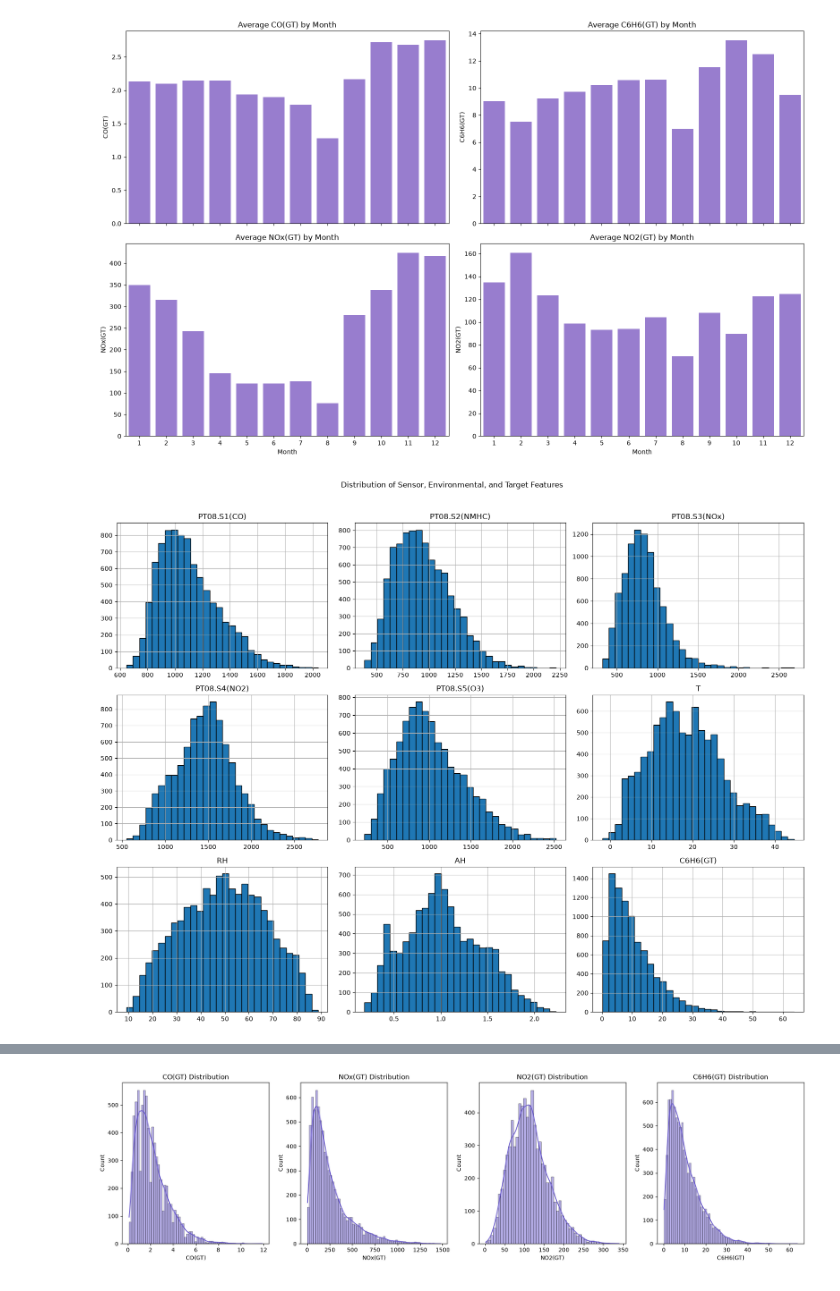
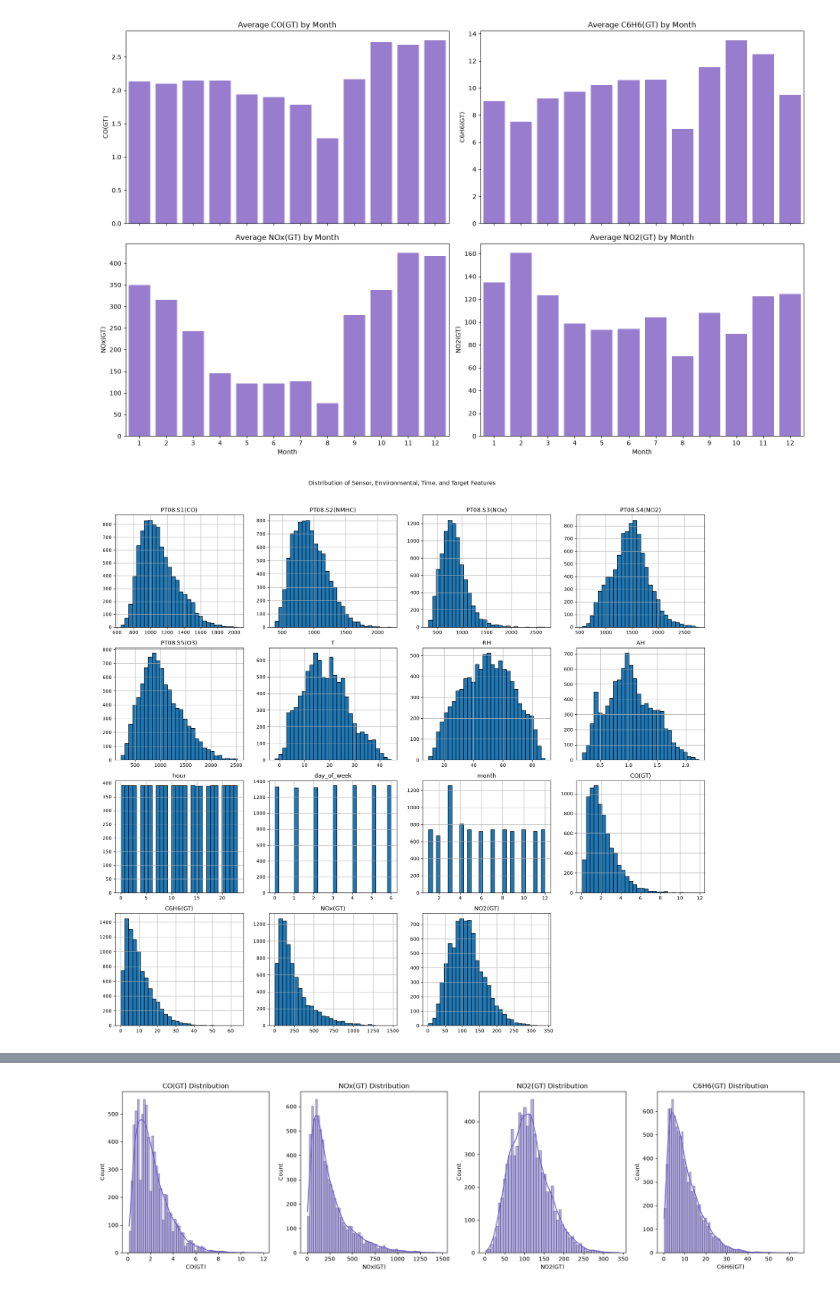
Before and after one commit to AkmalFazli27/air-quality-estimation, a Jupyter notebook: notebooks/eda.ipynb, the cells around one changed output, grey strips where cells are left out. Cells and saved outputs as stored; diff of their text form; code cells hidden in the pictures.

Commit message:
refactor: visualize distribution of sensor, environmental, time and target features

```diff
--- a/notebooks/eda.ipynb
+++ b/notebooks/eda.ipynb
@@ -555,19 +555,23 @@ plt.show()
 # %% [output]
 [figure]
 # %%
-numeric_columns = feature_columns + [target]
+numeric_columns = feature_columns + target_columns
 
 df[numeric_columns].hist(
-    figsize=(16, 12),
+    figsize=(18, 16),
     bins=30,
     edgecolor="black"
 )
 
-plt.suptitle("Distribution of Sensor, Environmental, and Target Features", y=1.02)
+plt.suptitle(
+    "Distribution of Sensor, Environmental, Time, and Target Features",
+    y=1.02
+)
+
 plt.tight_layout()
 plt.show()
 # %% [output]
-[figure, old version]
+[figure, new version]
 # %%
 pollutant_analysis_columns = other_pollutant_features + [target]
 df[pollutant_analysis_columns].describe().T
```
Also changed, not shown: parts of 2 cells of this notebook.
